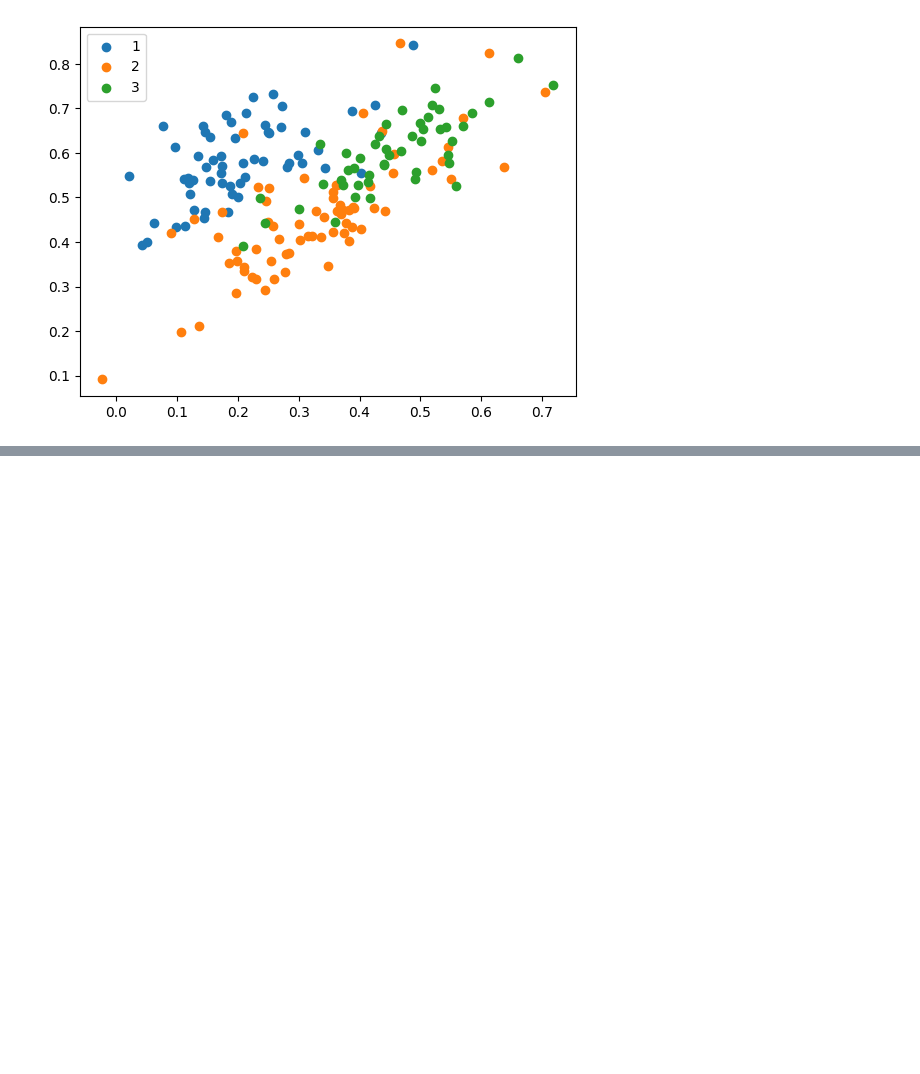
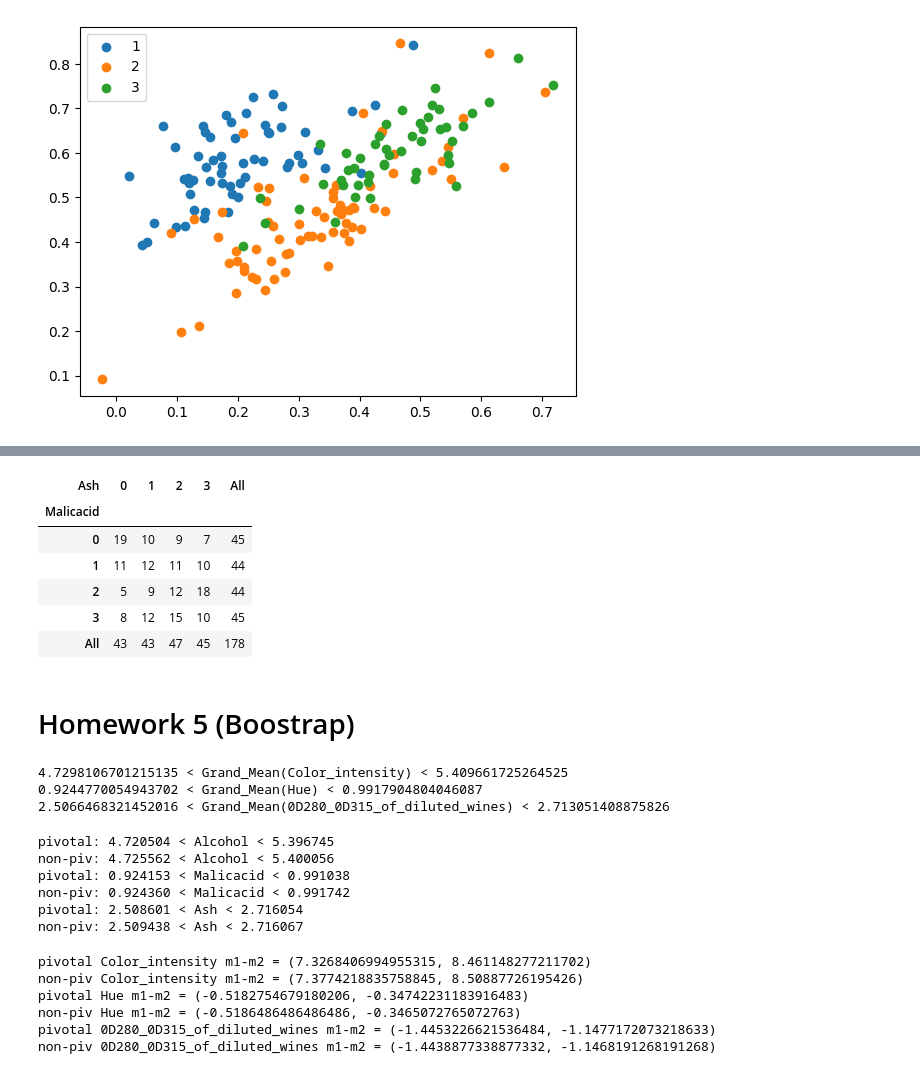
Before and after one commit to Chpel/CoDA-Project, a Jupyter notebook: Wine.ipynb, the cells around one changed output, grey strips where cells are left out. Drawn from its saved outputs; the diff is of its cells as text; code cells hidden in the pictures; blank space fills up the shorter version.

```diff
--- a/Wine.ipynb
+++ b/Wine.ipynb
@@ -241,0 +344,3 @@ plt.legend()
+# %%
+chosen4 = X.columns[[1,2]]
+chosen4
@@ -241,0 +349,5 @@ plt.legend()
+# %%
+hister = KBinsDiscretizer(n_bins=[4,4], encode='ordinal')
+pretable = pd.DataFrame(data=hister.fit_transform(X[chosen4]), columns=chosen4)
+pretable = pretable.astype(int)
+pretable
@@ -241,0 +368,63 @@ plt.legend()
+# %%
+tb = pd.crosstab(pretable['Malicacid'], pretable['Ash'], margins=True)
+tb
+# %% [output]
+| Ash | 0 | 1 | 2 | 3 | All |
+| Malicacid |  |  |  |  |  |
+| 0 | 19 | 10 | 9 | 7 | 45 |
+| 1 | 11 | 12 | 11 | 10 | 44 |
+| 2 | 5 | 9 | 12 | 18 | 44 |
+| 3 | 8 | 12 | 15 | 10 | 45 |
+| All | 43 | 43 | 47 | 45 | 178 |
+# %% [markdown]
+# Homework 5 (Boostrap)
+# %%
+#X_std = X_std.drop('y4', axis=1)
+res = bootstrap((X_std.drop('y7', axis=1),), np.mean, confidence_level=0.95)
+# %% [output]
+4.7298106701215135 < Grand_Mean(Color_intensity) < 5.409661725264525
+0.9244770054943702 < Grand_Mean(Hue) < 0.9917904804046087
+2.5066468321452016 < Grand_Mean(0D280_0D315_of_diluted_wines) < 2.713051408875826
+# %%
+def piv_TI(arr):
+    mmr = arr.mean()
+    smr=arr.std()
+    lbp=mmr-1.96*smr
+    rbp=mmr+1.96*smr
+    return lbp, rbp
+
+def npiv_TI(arr):
+    N = arr.shape[0]
+    lbp = np.sort(arr)[int(N * 2.5 / 100)]
+    rbp = np.sort(arr)[int(N * 97.5 / 100)]
+    return lbp, rbp
+
+for i, arr in enumerate(res.bootstrap_distribution):
+    #pivotal
+    l, h = piv_TI(arr)
+    print('pivotal: {0:3f} < {1} < {2:3f}'.format(l, X.columns[i], h))
+    #non-pivotal
+    l, h = npiv_TI(arr)
+    print('non-piv: {0:3f} < {1} < {2:3f}'.format(l, X.columns[i], h))
+# %% [output]
+pivotal: 4.720504 < Alcohol < 5.396745
+non-piv: 4.725562 < Alcohol < 5.400056
+pivotal: 0.924153 < Malicacid < 0.991038
+non-piv: 0.924360 < Malicacid < 0.991742
+pivotal: 2.508601 < Ash < 2.716054
+non-piv: 2.509438 < Ash < 2.716067
+# %%
+clusts = 2,6
+res1 = bootstrap((X_std[X_std.y7 == clusts[0]].drop('y7', axis=1),), np.mean, confidence_level=0.95).bootstrap_distribution
+res2 = bootstrap((X_std[X_std.y7 == clusts[1]].drop('y7', axis=1),), np.mean, confidence_level=0.95).bootstrap_distribution
+res_diff = res1-res2
+for i in range(res_diff.shape[0]):
+    print('pivotal', X_std.columns[i], 'm1-m2 =', piv_TI(res_diff[i]))
+    print('non-piv', X_std.columns[i], 'm1-m2 =', npiv_TI(res_diff[i]))
+# %% [output]
+pivotal Color_intensity m1-m2 = (7.3268406994955315, 8.461148277211702)
+non-piv Color_intensity m1-m2 = (7.3774218835758845, 8.50887726195426)
+pivotal Hue m1-m2 = (-0.5182754679180206, -0.34742231183916483)
+non-piv Hue m1-m2 = (-0.5186486486486486, -0.3465072765072763)
+pivotal 0D280_0D315_of_diluted_wines m1-m2 = (-1.4453226621536484, -1.1477172073218633)
+non-piv 0D280_0D315_of_diluted_wines m1-m2 = (-1.4438877338877332, -1.1468191268191268)
```
Also changed, not shown: parts of 19 cells of this notebook.
